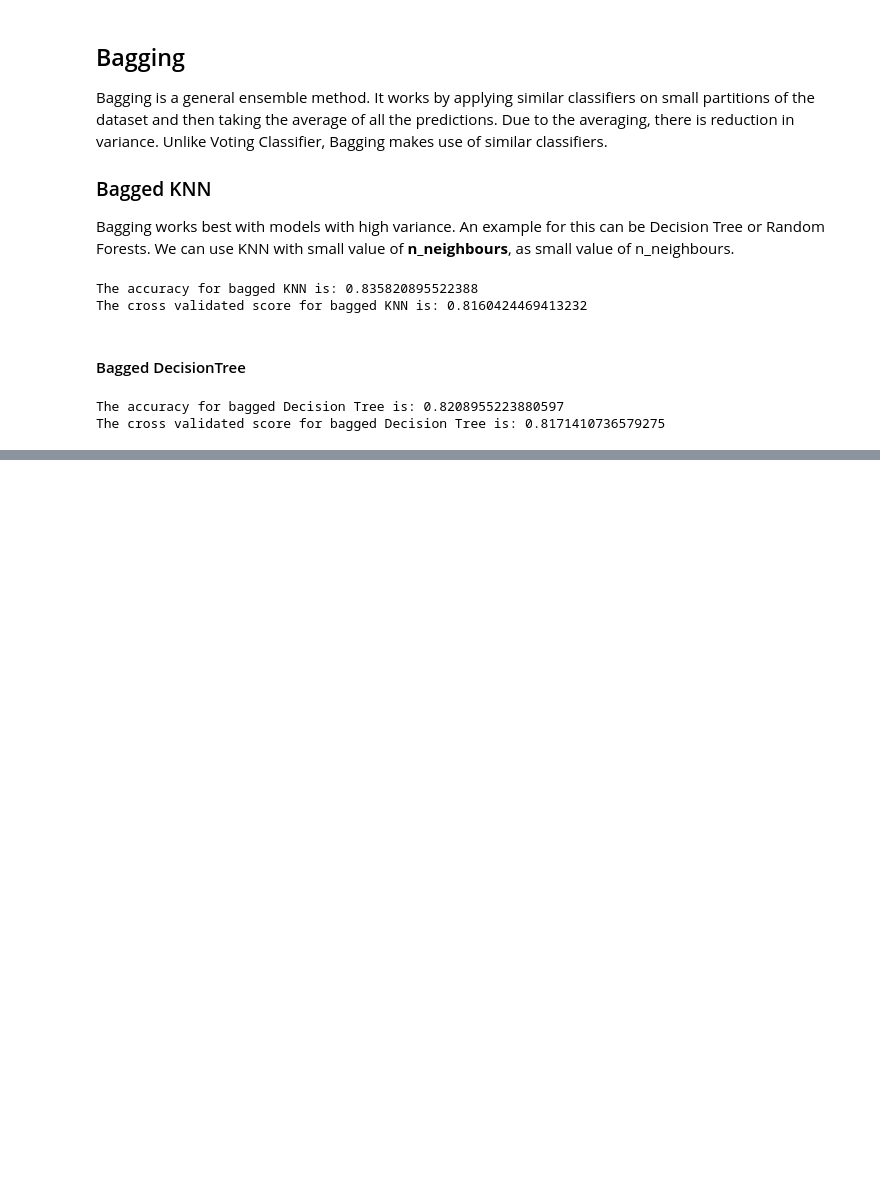
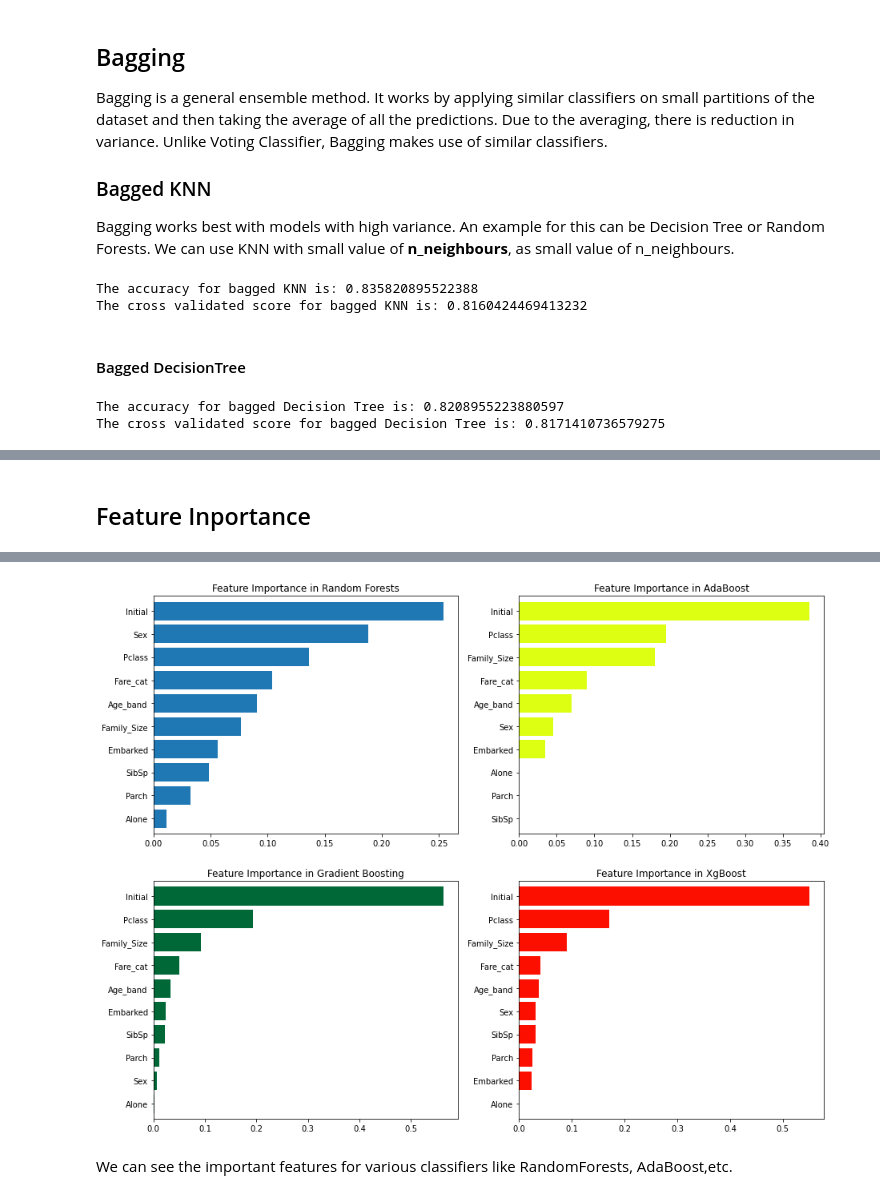
Before and after one commit to jeolki/TIL, a Jupyter notebook: Kaggle/1. 타이타닉 튜토리얼/EDA To Prediction (DieTanic).ipynb, the cells around one changed output, grey strips where cells are left out. Drawn from its saved outputs; the diff is of its cells as text; code cells hidden in the pictures; blank space fills up the shorter version.

```diff
--- a/Kaggle/1. 타이타닉 튜토리얼/EDA To Prediction (DieTanic).ipynb
+++ b/Kaggle/1. 타이타닉 튜토리얼/EDA To Prediction (DieTanic).ipynb
@@ -989,0 +1061,27 @@ The cross validated score for bagged Decision Tree is: 0.8171410736579275
+# %% [markdown]
+## Feature Inportance
+# %%
+f,ax=plt.subplots(2,2,figsize=(15,12))
+
+model=RandomForestClassifier(n_estimators=500,random_state=0)
+model.fit(X,Y)
+pd.Series(model.feature_importances_,X.columns).sort_values(ascending=True).plot.barh(width=0.8,ax=ax[0,0])
+ax[0,0].set_title('Feature Importance in Random Forests')
+
+model=AdaBoostClassifier(n_estimators=200,learning_rate=0.05,random_state=0)
+model.fit(X,Y)
+pd.Series(model.feature_importances_,X.columns).sort_values(ascending=True).plot.barh(width=0.8,ax=ax[0,1],color='#ddff11')
+ax[0,1].set_title('Feature Importance in AdaBoost')
+
+model=GradientBoostingClassifier(n_estimators=500,learning_rate=0.1,random_state=0)
+model.fit(X,Y)
+pd.Series(model.feature_importances_,X.columns).sort_values(ascending=True).plot.barh(width=0.8,ax=ax[1,0],cmap='RdYlGn_r')
+ax[1,0].set_title('Feature Importance in Gradient Boosting')
+
+model=xg.XGBClassifier(n_estimators=900,learning_rate=0.1)
+model.fit(X,Y)
+pd.Series(model.feature_importances_,X.columns).sort_values(ascending=True).plot.barh(width=0.8,ax=ax[1,1],color='#FD0F00')
+ax[1,1].set_title('Feature Importance in XgBoost')
+
+plt.show()
+# %% [output]
@@ -989,0 +1089,3 @@ The cross validated score for bagged Decision Tree is: 0.8171410736579275
+[figure, added]
+# %% [markdown]
+We can see the important features for various classifiers like RandomForests, AdaBoost,etc.
```
Also changed, not shown: parts of 16 cells of this notebook.
